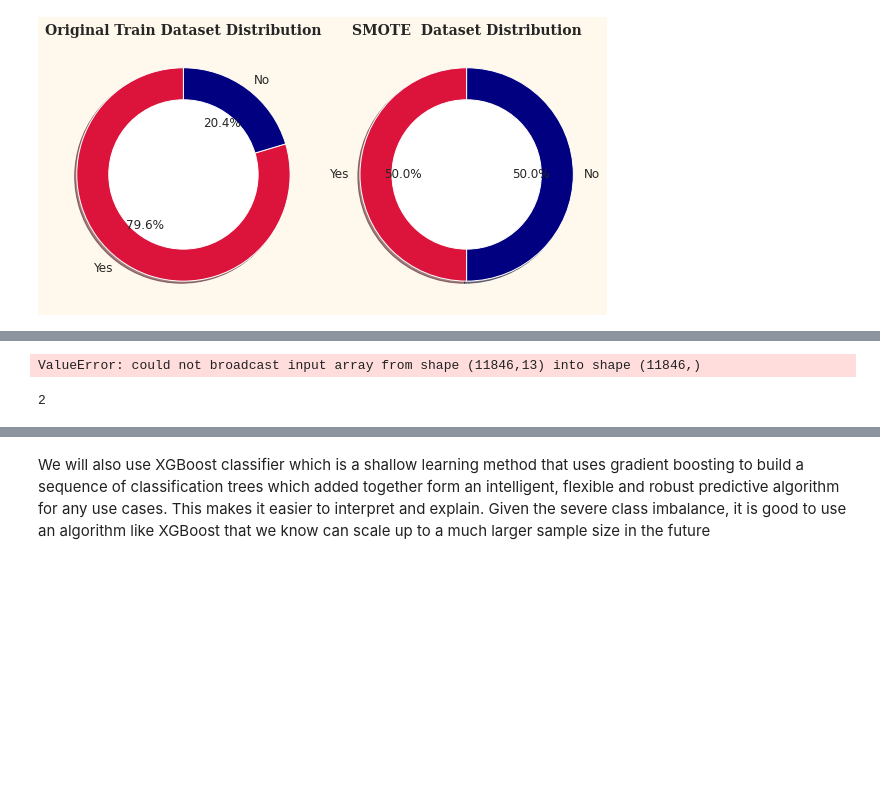
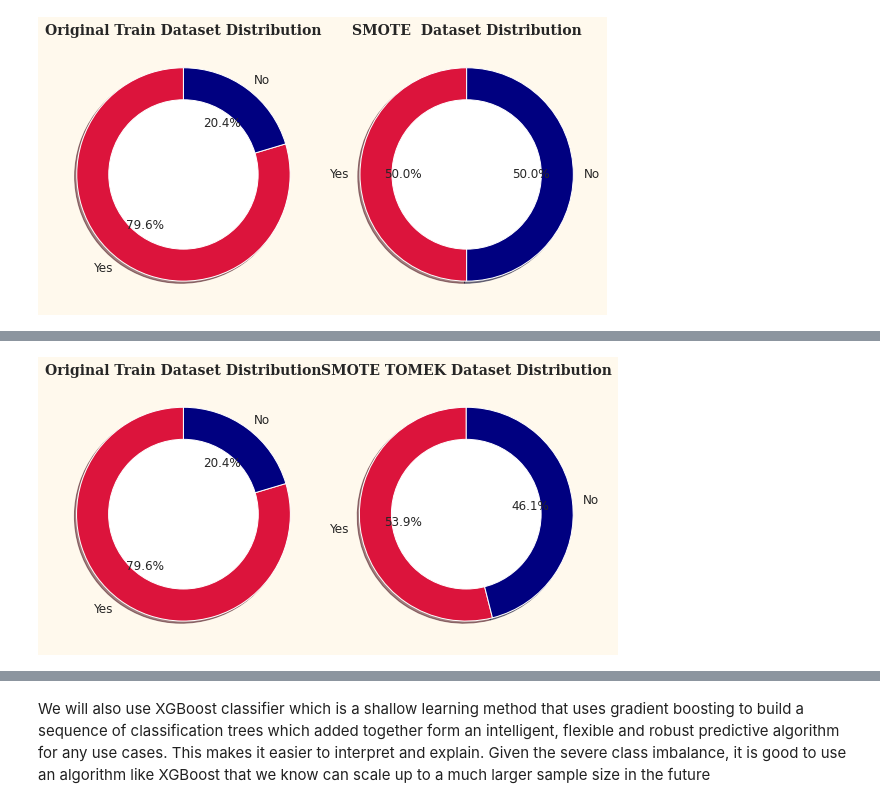
Before and after one commit to Kevin-Nduati/Bank-Customer-Churn-Modelling, a Jupyter notebook: Churn.ipynb, the cells around one changed output, grey strips where cells are left out. Cells and saved outputs as stored; diff of their text form; code cells hidden in the pictures; blank space fills up the shorter version.

```diff
--- a/Churn.ipynb
+++ b/Churn.ipynb
@@ -430,20 +430,17 @@ This method combines the SMOTE ability to generate synthetic data for minority c
 # %%
 # Define the SMOTE-Tomek links
 smote_tomek = imblearn.combine.SMOTETomek(
-    tomek=imblearn.under_sampling.TomekLinks(sampling_strategy='majority')
+    tomek=imblearn.under_sampling.TomekLinks(sampling_strategy='majority'),
+    random_state=42
 )
 X_train1, y_train1  = smote_tomek.fit_resample(X_train, y_train)
 
-TOMEK_df
+TOMEK_df = pd.concat([X_train1, y_train1], axis=1)
 
 # Plot the data now
 fig, axs = plt.subplots(1,2, figsize=(8,5))
 donut_plot(df_train, 'Exited', title='Original Train Dataset Distribution', ax=axs[0], labels=['Yes', 'No'])
 donut_plot(TOMEK_df, 'Exited', title='SMOTE TOMEK Dataset Distribution', ax=axs[1], labels=['Yes', 'No'])
 plt.tight_layout()
 # %% [output]
-ValueError: could not broadcast input array from shape (11846,13) into shape (11846,)
+[figure, added]
-# %%
-len(TOMEK_df)
-# %% [output]
-2
```
Also changed, not shown: parts of 1 cell of this notebook.
